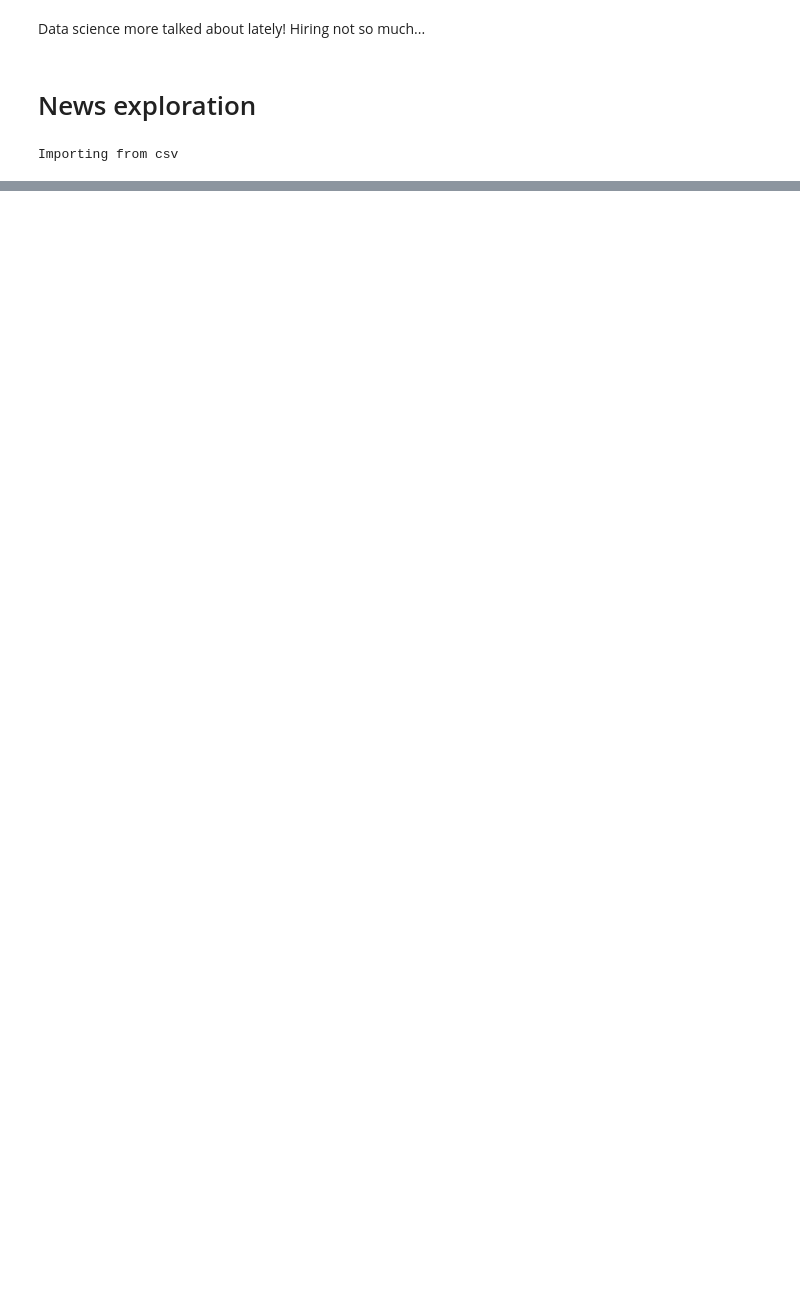
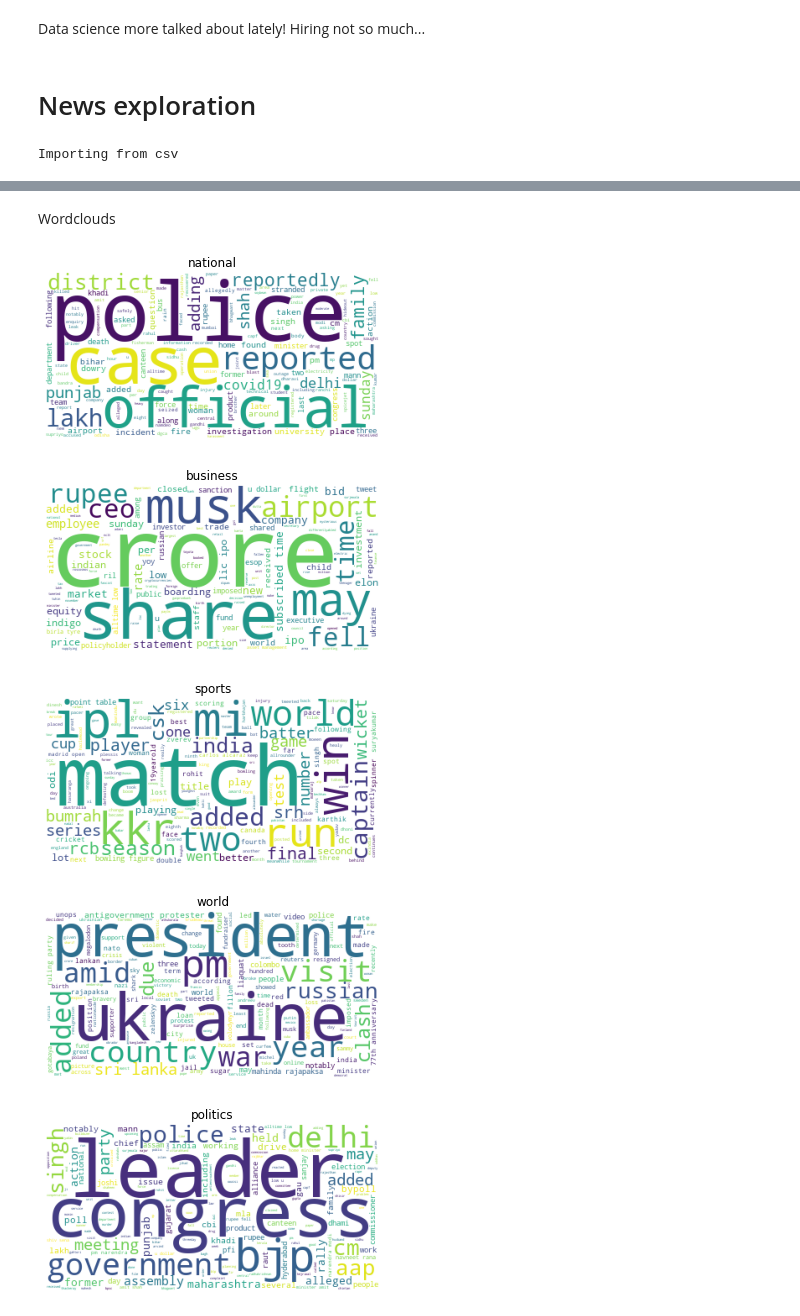
Before and after one commit to jesse-d-marder/natural-language-processing-exercises, a Jupyter notebook: explore.ipynb, the cells around one changed output, grey strips where cells are left out. Drawn from its saved outputs; the diff is of its cells as text; code cells hidden in the pictures; blank space fills up the shorter version.

```diff
--- a/explore.ipynb
+++ b/explore.ipynb
@@ -302,7 +302,8 @@ Data science more talked about lately! Hiring not so much...
 # %% [markdown]
 # News exploration
 # %%
-df = prepare.create_prepared_news_df(extra_words=["'"])
+# Added ', monday, and 'said' to stopwords as these are very frequently occuring but don't provide much context
+df = prepare.create_prepared_news_df(extra_words=["'","said","monday"])
 # %% [output]
 Importing from csv
 # %%
@@ -345,8 +339,15 @@ def generate_word_count_df(all_words_df):
 
     all_words_df = pd.concat([all_words_df, all_words_df['all_words'].apply(lambda words: pd.Series(words.split()).value_counts())],axis=1)
 
+    # Transpose and fill NaN with 0
+    all_words_df = all_words_df.T.fillna(0)
+
+    # Drop the all_words row
+    all_words_df = all_words_df.drop(all_words_df.index[0])
+
     return all_words_df
 # %%
 # all_words_df['all_words'].apply(lambda words: pd.Series(words.split()).value_counts())
 # %%
-generate_word_count_df(all_words_df)
+word_counts = generate_word_count_df(all_words_df)
+# word_counts = word_counts.fillna(0).drop(word_counts.index[0])
@@ -368,0 +388,8 @@ generate_word_count_df(all_words_df)
+# %%
+unique_words = pd.DataFrame()
+# Every category except all
+for col in word_counts.columns[word_counts.columns != 'all']:
+    # concatentate top 5 unique words for each category.
+    # Unique words determined by checking if the word count of the word is equal to the 'all' column value for that row
+    unique_words = pd.concat([unique_words,
+                              word_counts[word_counts.apply(lambda row: row[col] == row['all'], axis = 1)].sort_values(by=col).tail(5)])
@@ -368,0 +417,17 @@ generate_word_count_df(all_words_df)
+# %% [markdown]
+Wordclouds
+# %%
+
+for col in word_counts.columns:
+    img = WordCloud(background_color='white').generate(all_words_df.T[col]['all_words'])
+    plt.imshow(img)
+    # axis aren't very useful for a word cloud
+    plt.axis('off')
+    plt.title(col)
+    plt.show()
+# %% [output]
+[figure, added]
+[figure, added]
+[figure, added]
+[figure, added]
+[figure, added]
```
Also changed, not shown: parts of 19 cells of this notebook.
